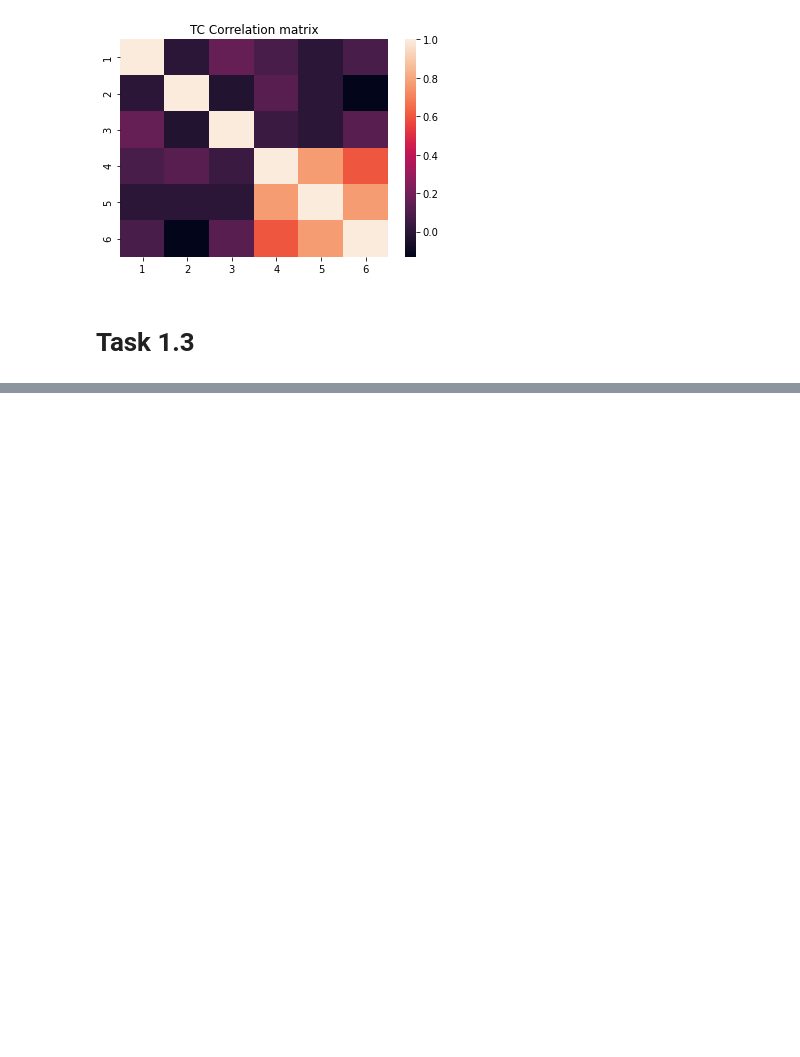
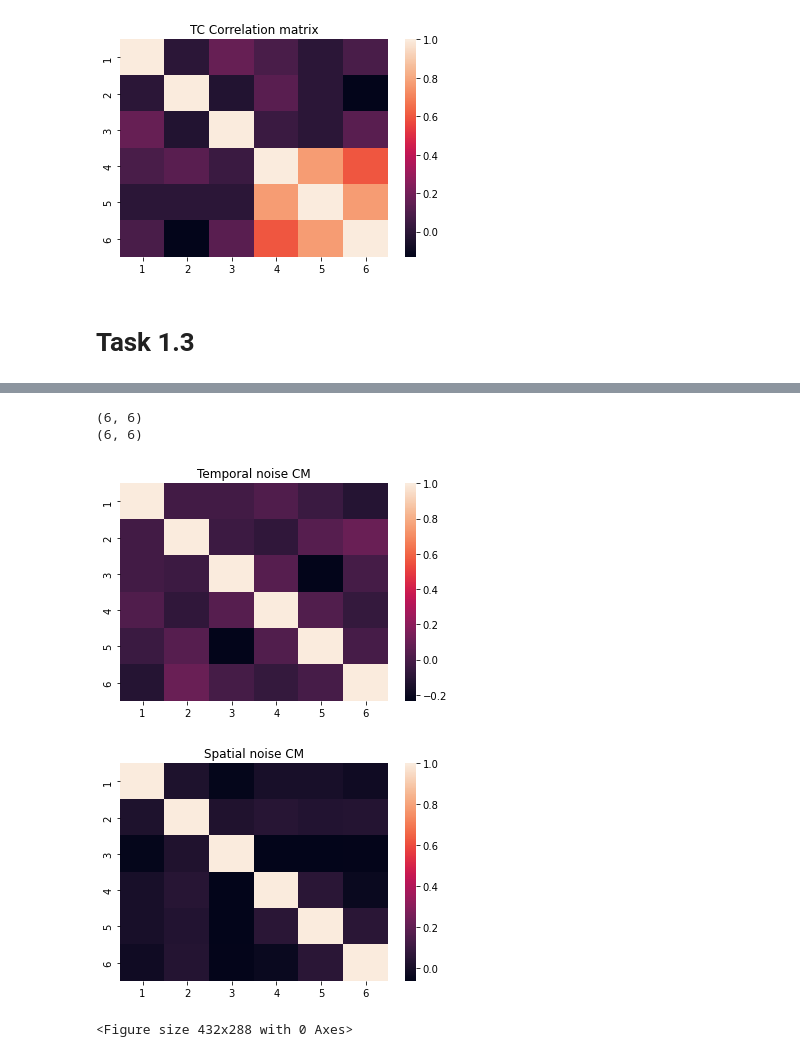
Before and after one commit to TonstarHipHop/MAST30034_Ass1, a Jupyter notebook: code.ipynb, the cells around one changed output, grey strips where cells are left out. Saved outputs shown, nothing was run; the diff lists cells and outputs as text; code cells hidden in the pictures; blank space fills up the shorter version.

```diff
--- a/code.ipynb
+++ b/code.ipynb
@@ -114,0 +122,28 @@ df.corr
+# %%
+TC_noise = np.random.normal(scale=np.sqrt(0.25), size=(240, 6))
+SM_noise = np.random.normal(scale=np.sqrt(0.015) ,size=(6, 441))
+
+TC_noise_corr = np.corrcoef(TC_noise, rowvar=False)
+SM_noise_corr = np.corrcoef(SM_noise)
+
+sns.heatmap(TC_noise_corr, yticklabels=range(1,7), xticklabels=range(1,7))
+plt.title('Temporal noise CM')
+plt.savefig(f'./plots/Temporal noise CM')
+plt.figure()
+plt.clf()
+
+sns.heatmap(SM_noise_corr, yticklabels=range(1,7), xticklabels=range(1,7))
+plt.title('Spatial noise CM')
+plt.savefig(f'./plots/Spatial noise CM')
+plt.figure()
+plt.clf()
+
+
+print(TC_noise_corr.shape)
+print(SM_noise_corr.shape)
+# %% [output]
+(6, 6)
+(6, 6)
+[figure, added]
+[figure, added]
+<Figure size 432x288 with 0 Axes>
```
Also changed, not shown: parts of 12 cells of this notebook, 6 other files.
